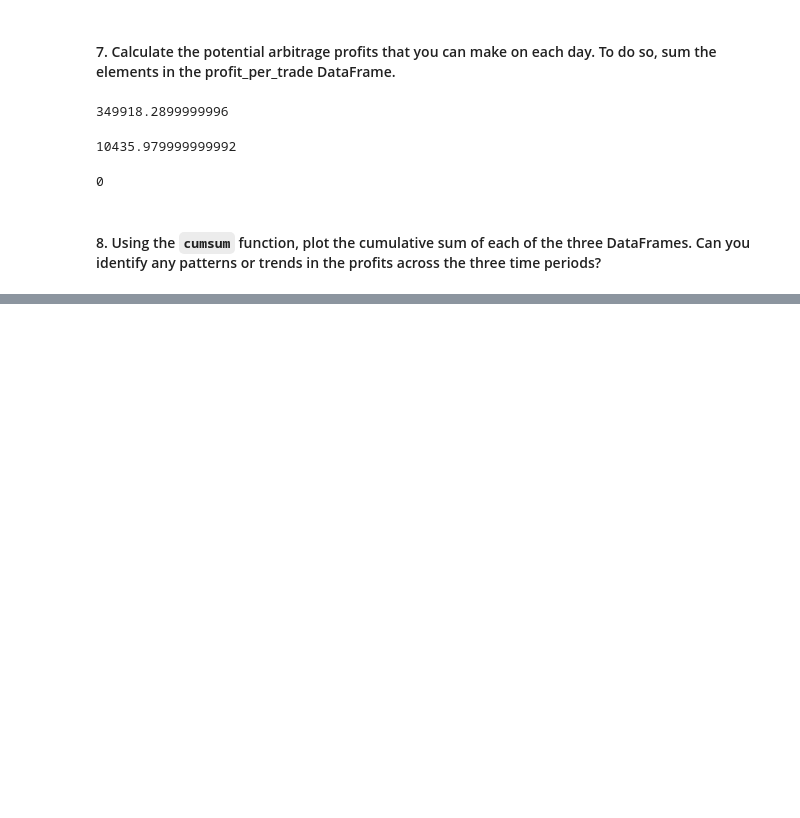
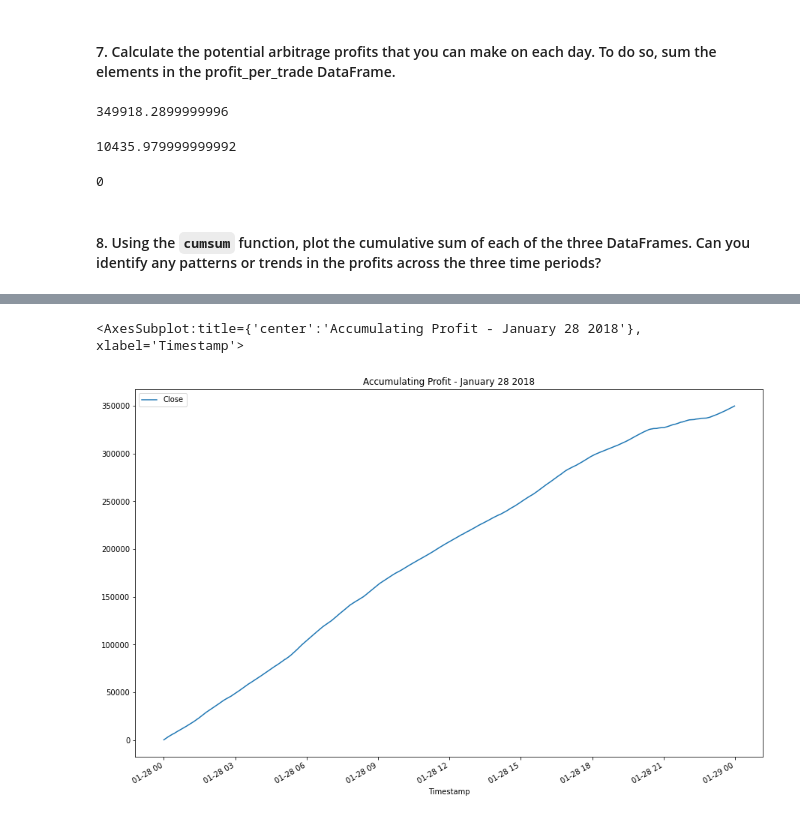
Before and after one commit to qrolston/Crypto-Arbitrage, a Jupyter notebook: crypto_arbitrage.ipynb, the cells around one changed output, grey strips where cells are left out. Saved outputs shown, nothing was run; the diff lists cells and outputs as text; code cells hidden in the pictures; blank space fills up the shorter version.

```diff
--- a/crypto_arbitrage.ipynb
+++ b/crypto_arbitrage.ipynb
@@ -777,5 +777,6 @@ display(arbitrage_profits_late)
 #### 8. Using the `cumsum` function, plot the cumulative sum of each of the three DataFrames. Can you identify any patterns or trends in the profits across the three time periods?
 # %%
 # Use the cumsum function to calculate the cumulative profits over time for the early profit per trade DataFrame
-cumulative_profit_early = # YOUR CODE HERE
+cumulative_profit_early = profit_per_trade_early.cumsum()
+display(cumulative_profit_early)
 # %% [output]
@@ -783,3 +796,6 @@ SyntaxError: invalid syntax (2792105250.py, line 2)
 # %%
 # Plot the cumulative sum of profits for the early profit per trade DataFrame
-# YOUR CODE HERE
+cumulative_profit_early.plot(legend=True, figsize=(15,10), title='Accumulating Profit - January 28 2018')
+# %% [output]
+<AxesSubplot:title={'center':'Accumulating Profit - January 28 2018'}, xlabel='Timestamp'>
+[figure, added]
```
Also changed, not shown: parts of 6 cells of this notebook.
